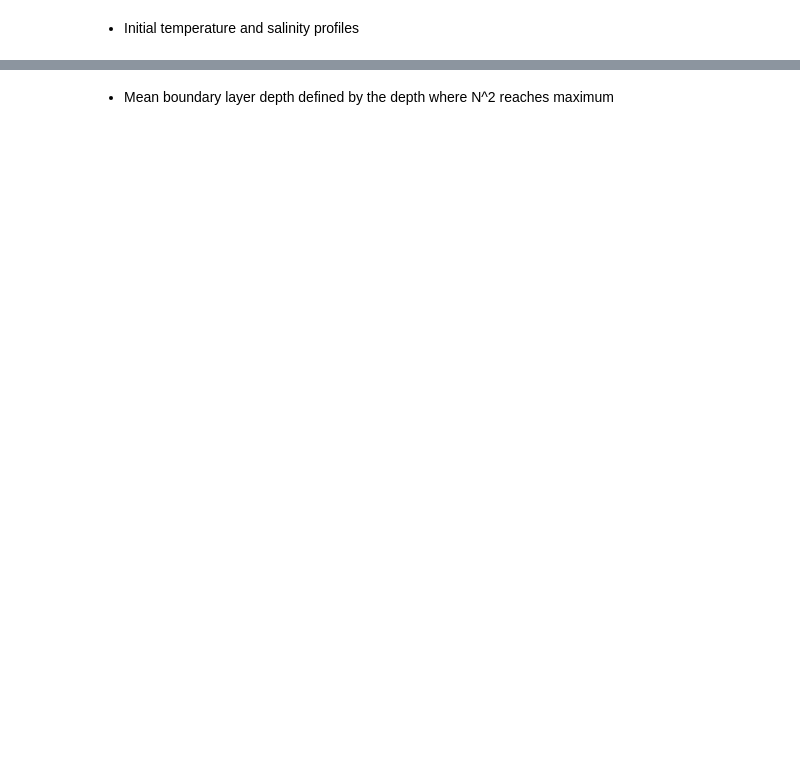
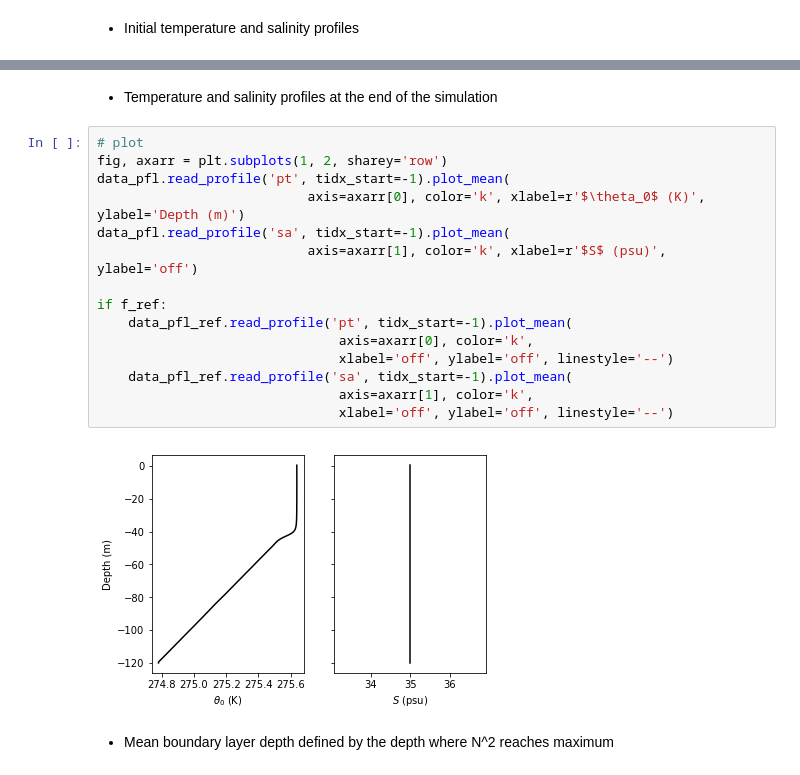
Before and after one commit to qingli411/LESAnalysis, a Jupyter notebook: plot_palm_mean_profile.ipynb, the cells around one changed output, grey strips where cells are left out. Drawn from its saved outputs; the diff is of its cells as text; blank space fills up the shorter version.

```diff
--- a/plot_palm_mean_profile.ipynb
+++ b/plot_palm_mean_profile.ipynb
@@ -53,3 +89,22 @@ data_pfl.read_profile('sa', tidx_start=0, tidx_end=1).plot_mean(
+# %% [markdown]
+- Temperature and salinity profiles at the end of the simulation
+# %%
+# plot
+fig, axarr = plt.subplots(1, 2, sharey='row')
+data_pfl.read_profile('pt', tidx_start=-1).plot_mean(
+                           axis=axarr[0], color='k', xlabel=r'$\theta_0$ (K)', ylabel='Depth (m)')
+data_pfl.read_profile('sa', tidx_start=-1).plot_mean(
+                           axis=axarr[1], color='k', xlabel=r'$S$ (psu)', ylabel='off')
+
+if f_ref:
+    data_pfl_ref.read_profile('pt', tidx_start=-1).plot_mean(
+                               axis=axarr[0], color='k',
+                               xlabel='off', ylabel='off', linestyle='--')
+    data_pfl_ref.read_profile('sa', tidx_start=-1).plot_mean(
+                               axis=axarr[1], color='k',
+                               xlabel='off', ylabel='off', linestyle='--')
+# %% [output]
+[figure, added]
 # %% [markdown]
 - Mean boundary layer depth defined by the depth where N^2 reaches maximum
 # %%
```
Also changed, not shown: parts of 27 cells of this notebook.
